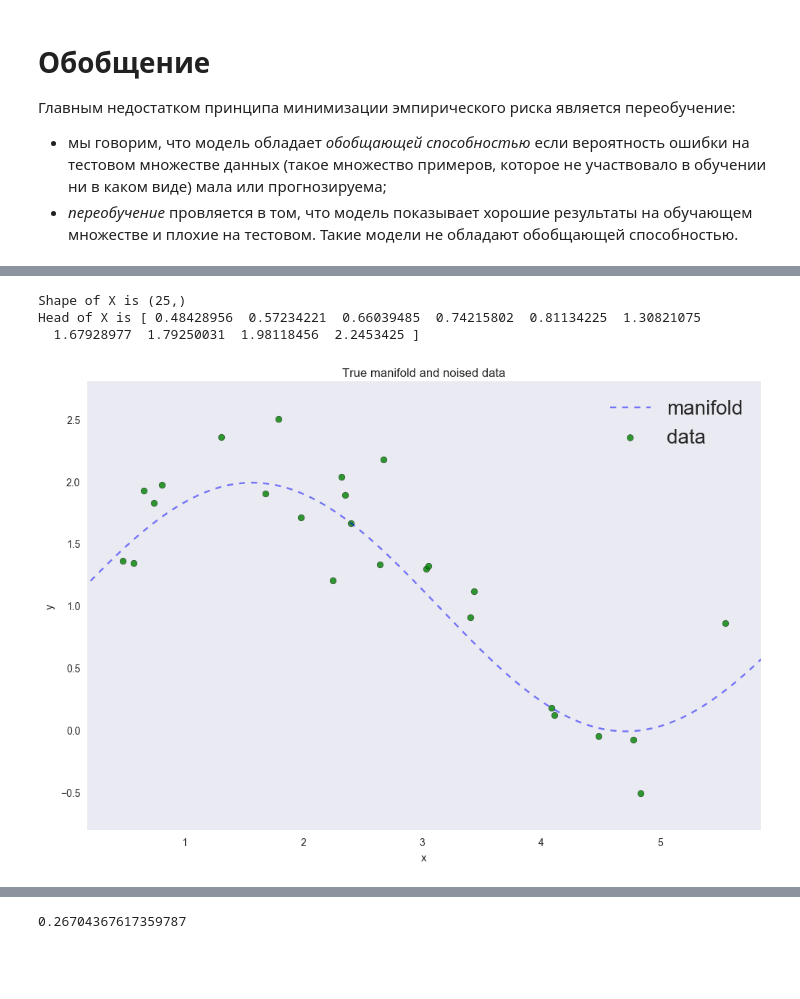
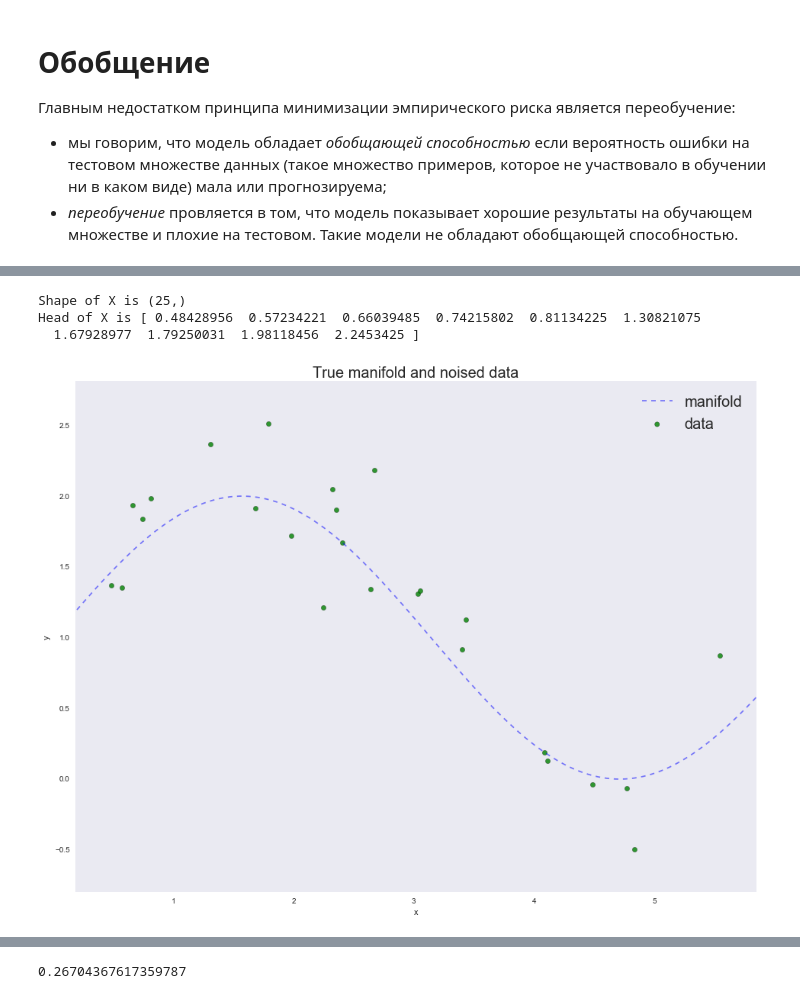
Before and after one commit to mephistopheies/mlworkshop39_042017, a Jupyter notebook: 1_ml_intro/ipy/lecture.ipynb, the cells around one changed output, grey strips where cells are left out. Drawn from its saved outputs; the diff is of its cells as text; code cells hidden in the pictures; blank space fills up the shorter version.

```diff
--- a/1_ml_intro/ipy/lecture.ipynb
+++ b/1_ml_intro/ipy/lecture.ipynb
@@ -172,9 +172,9 @@ sns.set_style("dark")
 # main library for plotting
 import matplotlib.pyplot as plt
 # set default size of plots
-plt.rcParams['figure.figsize'] = 12, 8
+plt.rcParams['figure.figsize'] = 16, 12
 # %%
-plt.rcParams['figure.figsize'] = 12, 8
+plt.rcParams['figure.figsize'] = 16, 12
 # %%
 def generate_wave_set(n_support=1000, n_train=25, std=0.3):
     data = {}
@@ -191,25 +191,25 @@ def generate_wave_set(n_support=1000, n_train=25, std=0.3):
 # %%
 # sample 25 points from 1000 available from noised sin manifold
 data = generate_wave_set(1000, 25)
 
 print 'Shape of X is', data['x_train'].shape
 print 'Head of X is', data['x_train'][:10]
 
 margin = 0.3
 plt.plot(data['support'], data['values'], 'b--', alpha=0.5, label='manifold')
 plt.scatter(data['x_train'], data['y_train'], 40, 'g', 'o', alpha=0.8, label='data')
 plt.xlim(data['x_train'].min() - margin, data['x_train'].max() + margin)
 plt.ylim(data['y_train'].min() - margin, data['y_train'].max() + margin)
 plt.legend(loc='upper right', prop={'size': 20})
-plt.title('True manifold and noised data')
+plt.title('True manifold and noised data', fontsize=20)
 plt.xlabel('x')
 plt.ylabel('y')
 plt.show()
 # %% [output]
 Shape of X is (25,)
 Head of X is [ 0.48428956  0.57234221  0.66039485  0.74215802  0.81134225  1.30821075
   1.67928977  1.79250031  1.98118456  2.2453425 ]
-[figure, old version]
+[figure, new version]
 # %%
 # add column of ones to the first position
 X = np.array([np.ones(data['x_train'].shape[0]), data['x_train']]).T
```
Also changed, not shown: parts of 32 cells of this notebook.
